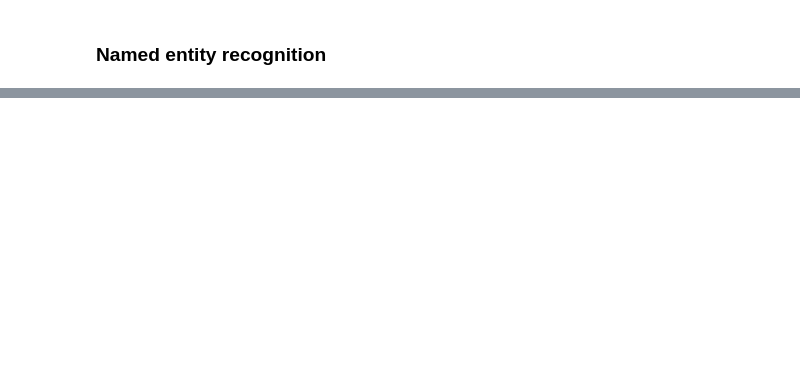
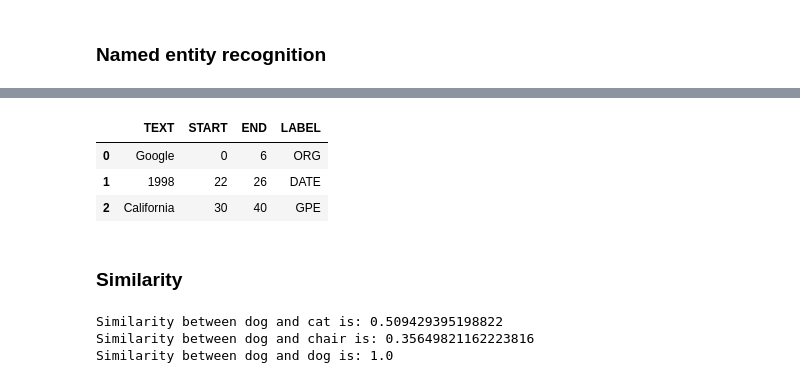
Before and after one commit to Tetrix/Aalto-assignments, a Jupyter notebook: kaggle_course/presentation/Spacy.ipynb, the cells around one changed output, grey strips where cells are left out. Drawn from its saved outputs; the diff is of its cells as text; code cells hidden in the pictures; blank space fills up the shorter version.

```diff
--- a/kaggle_course/presentation/Spacy.ipynb
+++ b/kaggle_course/presentation/Spacy.ipynb
@@ -190,0 +354,49 @@ avg_score
+# %%
+# Named entity recognition
+sample_sent = 'Google was founded in 1998 in California'
+doc = spacy_model(sample_sent)
+
+text = []
+start = []
+end = []
+label = []
+
+for ent in doc.ents:
+    text.append(ent.text)
+    start.append(ent.start_char)
+    end.append(ent.end_char)
+    label.append(ent.label_)
+
+df = pd.DataFrame({
+    'TEXT': text,
+    'START': start,
+    'END': end,
+    'LABEL': label
+})
+
+df = df[['TEXT', 'START', 'END', 'LABEL']]
+# %%
+df
+# %% [output]
+|  | TEXT | START | END | LABEL |
+| 0 | Google | 0 | 6 | ORG |
+| 1 | 1998 | 22 | 26 | DATE |
+| 2 | California | 30 | 40 | GPE |
+# %% [markdown]
+### Similarity
+# %%
+text = 'dog cat chair'
+doc = spacy_model(text)
+
+token1 = doc[0]
+token2 = doc[1]
+token3 = doc[2]
+
+
+print('Similarity between {0} and {1} is: {2}'.format(token1, token2, token1.similarity(token2)))
+print('Similarity between {0} and {1} is: {2}'.format(token1, token3, token1.similarity(token3)))
+print('Similarity between {0} and {1} is: {2}'.format(token1, token1, token1.similarity(token1)))
+# %% [output]
+Similarity between dog and cat is: 0.509429395198822
+Similarity between dog and chair is: 0.35649821162223816
+Similarity between dog and dog is: 1.0
```
Also changed, not shown: parts of 20 cells of this notebook.
